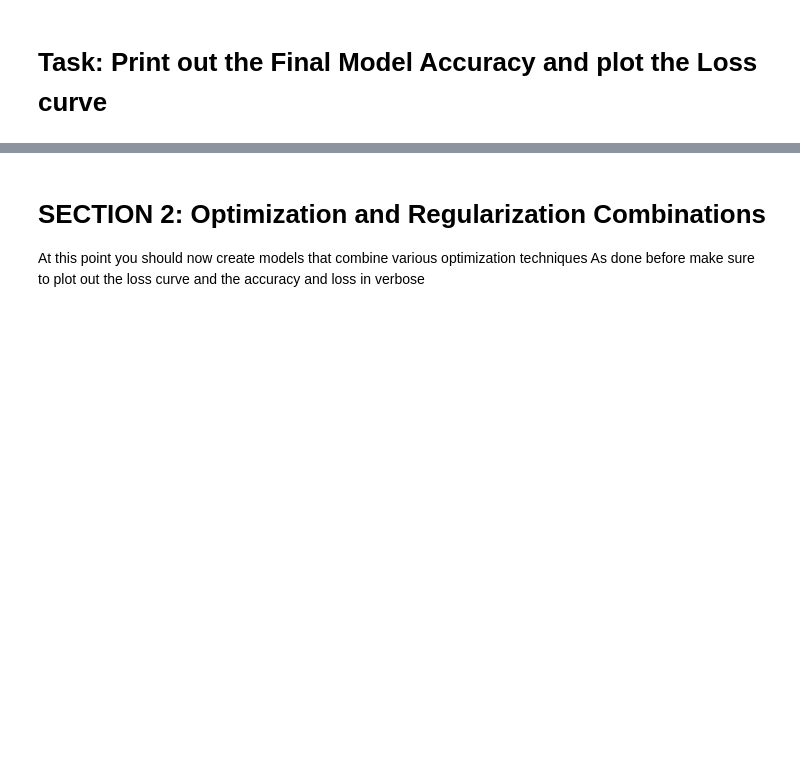
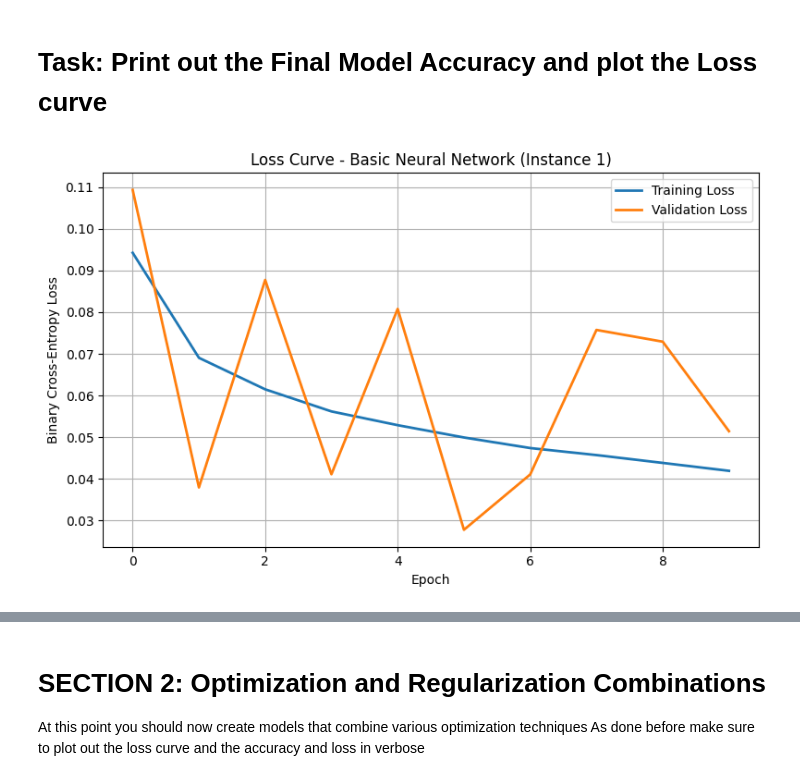
Before and after one commit to JohnOngeri/FraudDetection, a Jupyter notebook: Summative_Intro_to_ml_[John_Ongeri_Ouma_number]_assignment.ipynb, the cells around one changed output, grey strips where cells are left out. Drawn from its saved outputs; the diff is of its cells as text; code cells hidden in the pictures; blank space fills up the shorter version.

```diff
--- a/Summative_Intro_to_ml_[John_Ongeri_Ouma_number]_assignment.ipynb
+++ b/Summative_Intro_to_ml_[John_Ongeri_Ouma_number]_assignment.ipynb
@@ -447,0 +438,16 @@ def loss_curve_plot(None):
+# %%
+import matplotlib.pyplot as plt
+
+# Plot training and validation loss
+plt.figure(figsize=(8, 5))
+plt.plot(history_1.history['loss'], label='Training Loss', linewidth=2)
+plt.plot(history_1.history['val_loss'], label='Validation Loss', linewidth=2)
+plt.title('Loss Curve - Basic Neural Network (Instance 1)')
+plt.xlabel('Epoch')
+plt.ylabel('Binary Cross-Entropy Loss')
+plt.legend()
+plt.grid(True)
+plt.tight_layout()
+plt.show()
+# %% [output]
+[figure, added]
```
Also changed, not shown: parts of 18 cells of this notebook.
